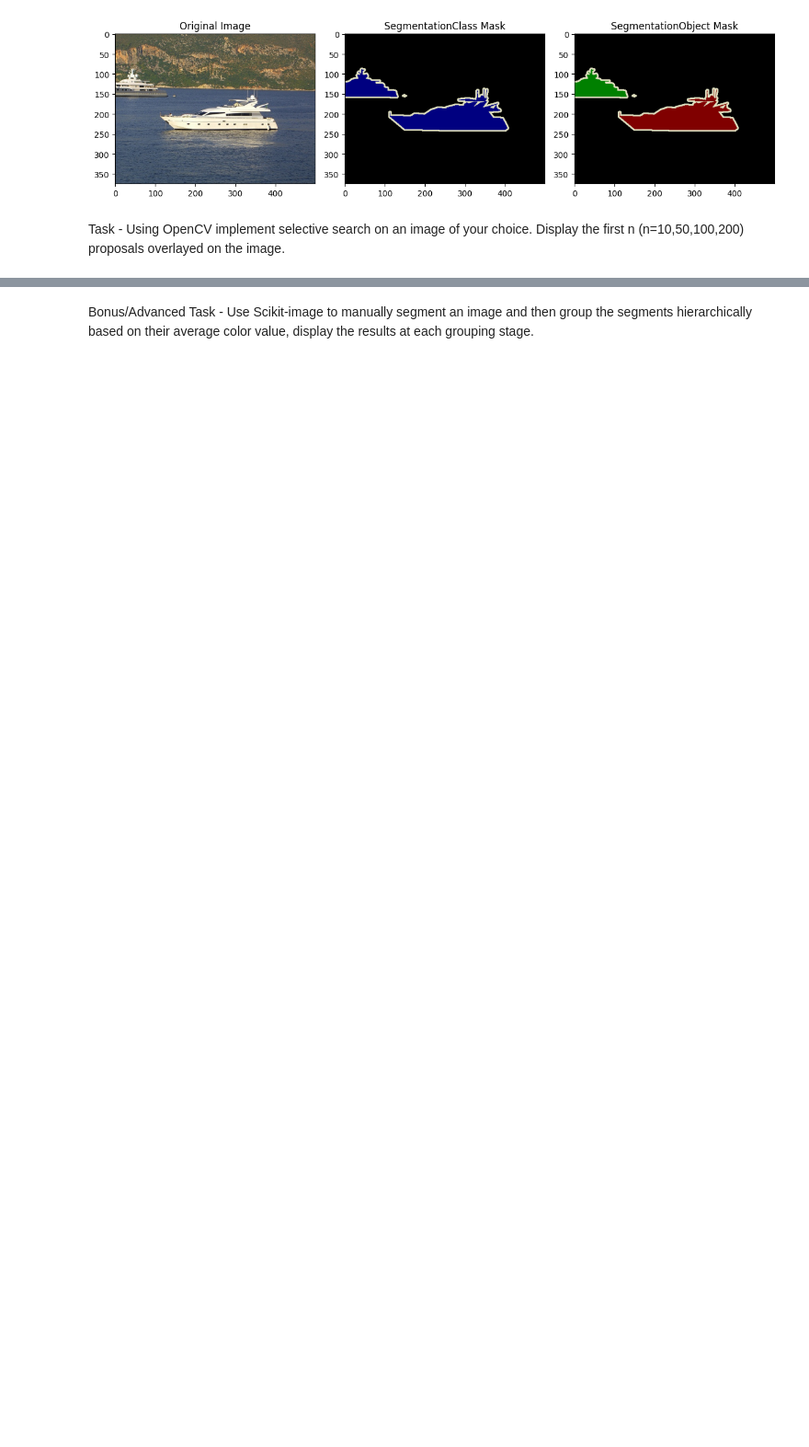
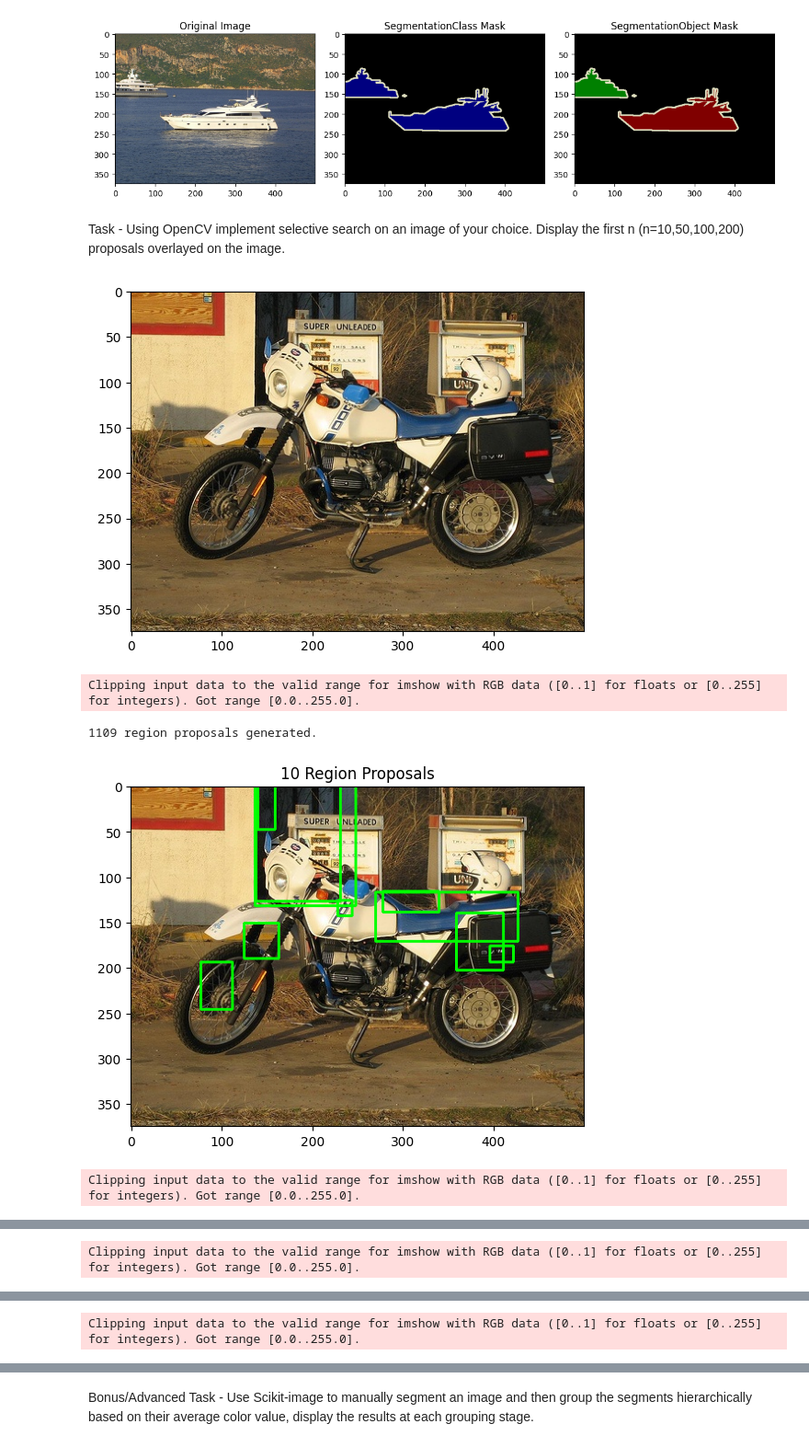
Before and after one commit to Zignov/FRI, a Jupyter notebook: SecondYear/ComputerVision/Weeks 2 & 3/CV_LM2TU01_A6_T6_students.ipynb, the cells around one changed output, grey strips where cells are left out. Shown at 92% size. Drawn from its saved outputs; the diff is of its cells as text; code cells hidden in the pictures; blank space fills up the shorter version.

```diff
--- a/SecondYear/ComputerVision/Weeks 2 & 3/CV_LM2TU01_A6_T6_students.ipynb
+++ b/SecondYear/ComputerVision/Weeks 2 & 3/CV_LM2TU01_A6_T6_students.ipynb
@@ -226,13 +244,44 @@ Task - Using OpenCV implement selective search on an image of your choice. Displ
 # %%
 # Load an image
 
+dataset_image_index = 123
+img, seg_class = voc_segmentation_dataset[dataset_image_index]
+
+image_rgb = img.permute(1, 2, 0).numpy()
+plt.imshow(image_rgb)
+plt.show()
+
 # Initialize the selective search algorithm
 
+ss = cv2.ximgproc.segmentation.createSelectiveSearchSegmentation()
+ss.setBaseImage(image_rgb)
+
+ss.switchToSelectiveSearchQuality()
 # Get the initial region proposals generated by selective search
+
+proposals = ss.process()
+print(f"{len(proposals)} region proposals generated.")
 
 # Set the number of region proposals to display at different stages (first n proposals)
 num_to_show = [10, 50, 100, 200]
 
 # Loop through the different stages to visualize region proposals
+# Plot the image with the region proposals at the current stage
 
-# Plot the image with the region proposals at the current stage
+
+for num in num_to_show:
+    output = image_rgb.copy()
+    for i, rect in enumerate(proposals[:num]):
+        x, y, w, h = rect
+        cv2.rectangle(output, (x, y), (x+w, y+h), (0, 255, 0), 2, cv2.LINE_AA)
+
+
+    plt.imshow(output)
+    plt.title(f"{num} Region Proposals")
+    plt.show()
+# %% [output]
+[figure, added]
+Clipping input data to the valid range for imshow with RGB data ([0..1] for floats or [0..255] for integers). Got range [0.0..255.0].
+1109 region proposals generated.
+[figure, added]
+Clipping input data to the valid range for imshow with RGB data ([0..1] for floats or [0..255] for integers). Got range [0.0..255.0].
@@ -238,0 +289 @@ num_to_show = [10, 50, 100, 200]
+Clipping input data to the valid range for imshow with RGB data ([0..1] for floats or [0..255] for integers). Got range [0.0..255.0].
@@ -238,0 +291 @@ num_to_show = [10, 50, 100, 200]
+Clipping input data to the valid range for imshow with RGB data ([0..1] for floats or [0..255] for integers). Got range [0.0..255.0].
```
Also changed, not shown: parts of 7 cells of this notebook.
